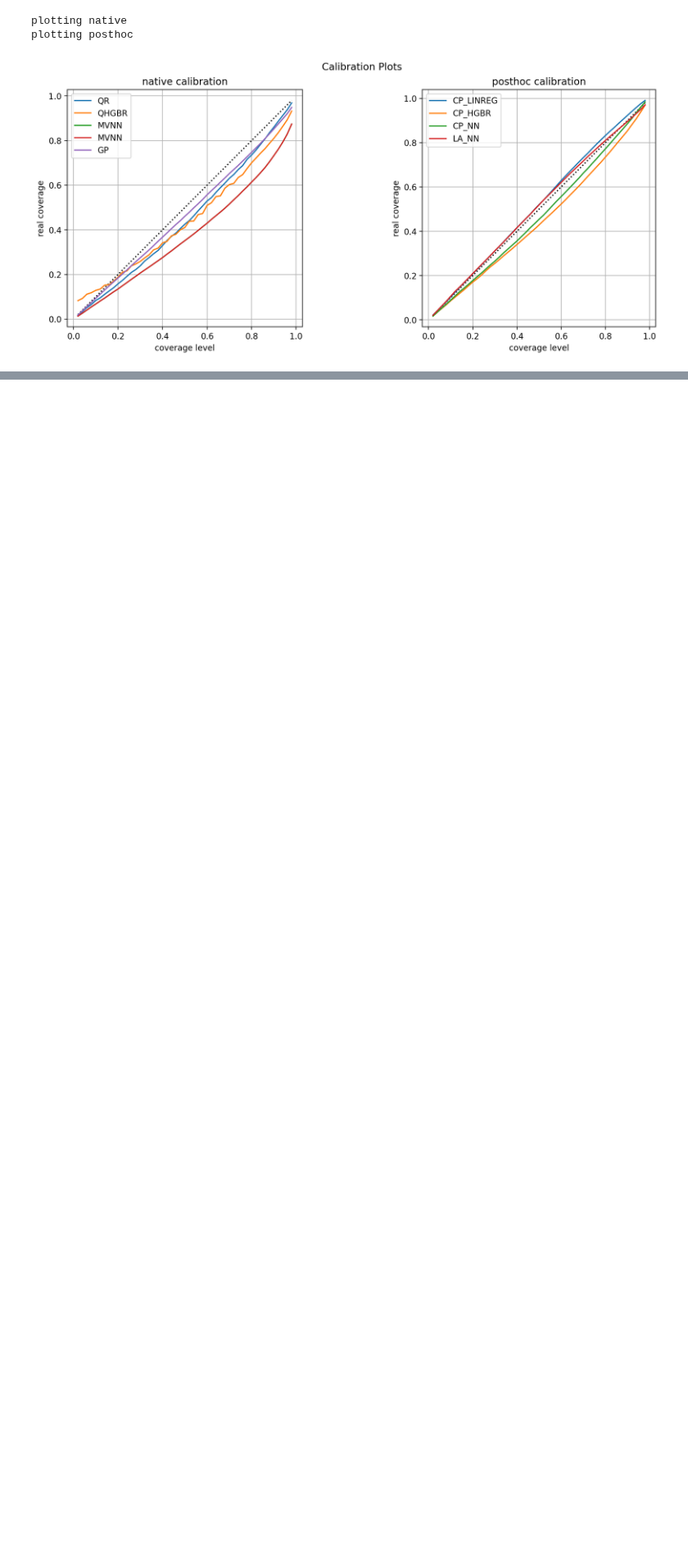
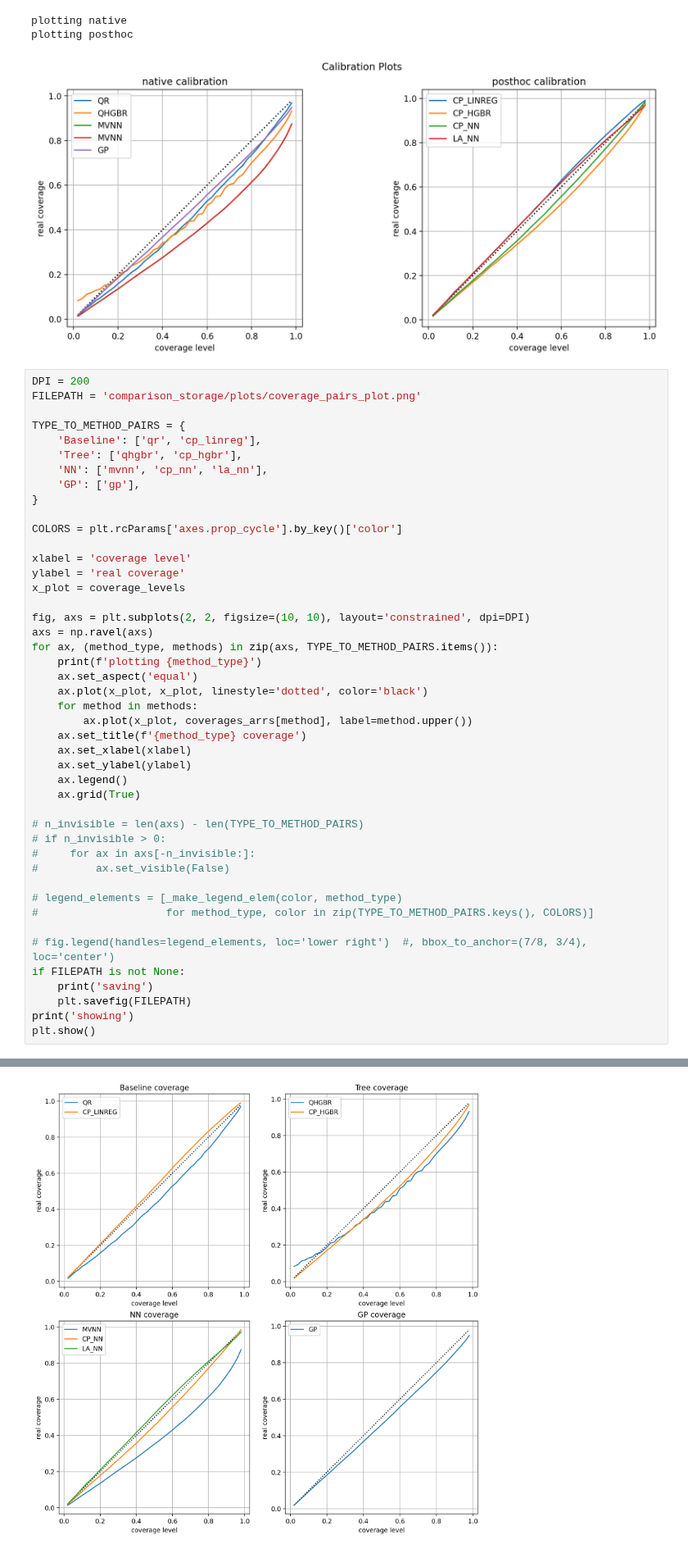
Before and after one commit to MischaDy/electricity-uq, a Jupyter notebook: plot_coverage.ipynb, the cells around one changed output, grey strips where cells are left out. Shown at 82% size. Drawn from its saved outputs; the diff is of its cells as text; blank space fills up the shorter version.

Commit message:
add pair coverage plot

```diff
--- a/plot_coverage.ipynb
+++ b/plot_coverage.ipynb
@@ -192,3 +192,49 @@ my_plot(coverage_levels, coverages_arrs, xlabel='coverage level', ylabel='real c
 plotting native
 plotting posthoc
 [figure]
+# %%
+DPI = 200
+FILEPATH = 'comparison_storage/plots/coverage_pairs_plot.png'
+
+TYPE_TO_METHOD_PAIRS = {
+    'Baseline': ['qr', 'cp_linreg'],
+    'Tree': ['qhgbr', 'cp_hgbr'],
+    'NN': ['mvnn', 'cp_nn', 'la_nn'],
+    'GP': ['gp'],
+}
+
+COLORS = plt.rcParams['axes.prop_cycle'].by_key()['color']
+
+xlabel = 'coverage level'
+ylabel = 'real coverage'
+x_plot = coverage_levels
+
+fig, axs = plt.subplots(2, 2, figsize=(10, 10), layout='constrained', dpi=DPI)
+axs = np.ravel(axs)
+for ax, (method_type, methods) in zip(axs, TYPE_TO_METHOD_PAIRS.items()):
+    print(f'plotting {method_type}')
+    ax.set_aspect('equal')
+    ax.plot(x_plot, x_plot, linestyle='dotted', color='black')
+    for method in methods:
+        ax.plot(x_plot, coverages_arrs[method], label=method.upper())
+    ax.set_title(f'{method_type} coverage')
+    ax.set_xlabel(xlabel)
+    ax.set_ylabel(ylabel)
+    ax.legend()
+    ax.grid(True)
+
+# n_invisible = len(axs) - len(TYPE_TO_METHOD_PAIRS)
+# if n_invisible > 0:
+#     for ax in axs[-n_invisible:]:
+#         ax.set_visible(False)
+
+# legend_elements = [_make_legend_elem(color, method_type)
+#                    for method_type, color in zip(TYPE_TO_METHOD_PAIRS.keys(), COLORS)]
+
+# fig.legend(handles=legend_elements, loc='lower right')  #, bbox_to_anchor=(7/8, 3/4), loc='center')
+if FILEPATH is not None:
+    print('saving')
+    plt.savefig(FILEPATH)
+print('showing')
+plt.show()
+# %% [output]
@@ -194,0 +247 @@ plotting posthoc
+[figure, added]
```
Also changed, not shown: parts of 1 cell of this notebook, 1 other file.
